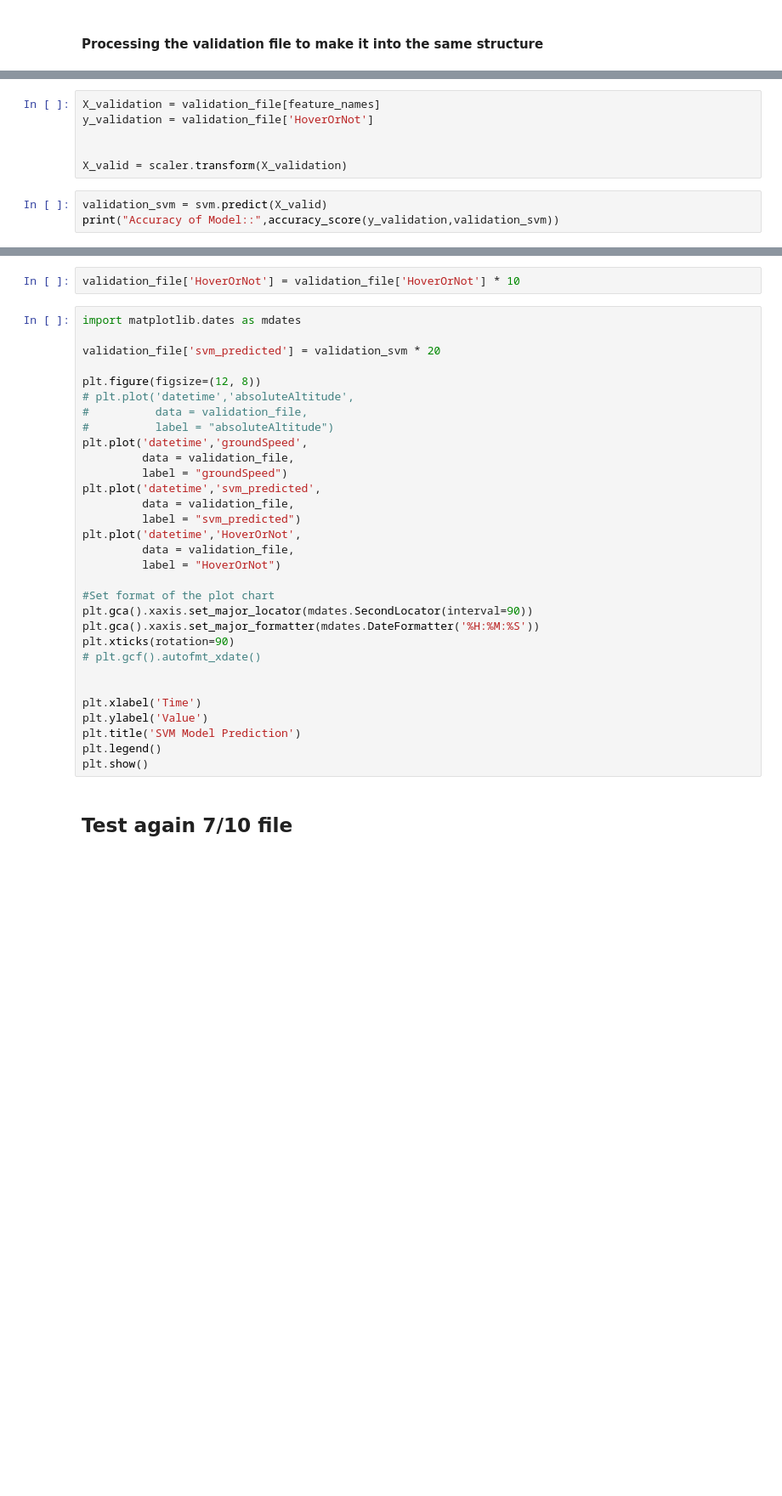
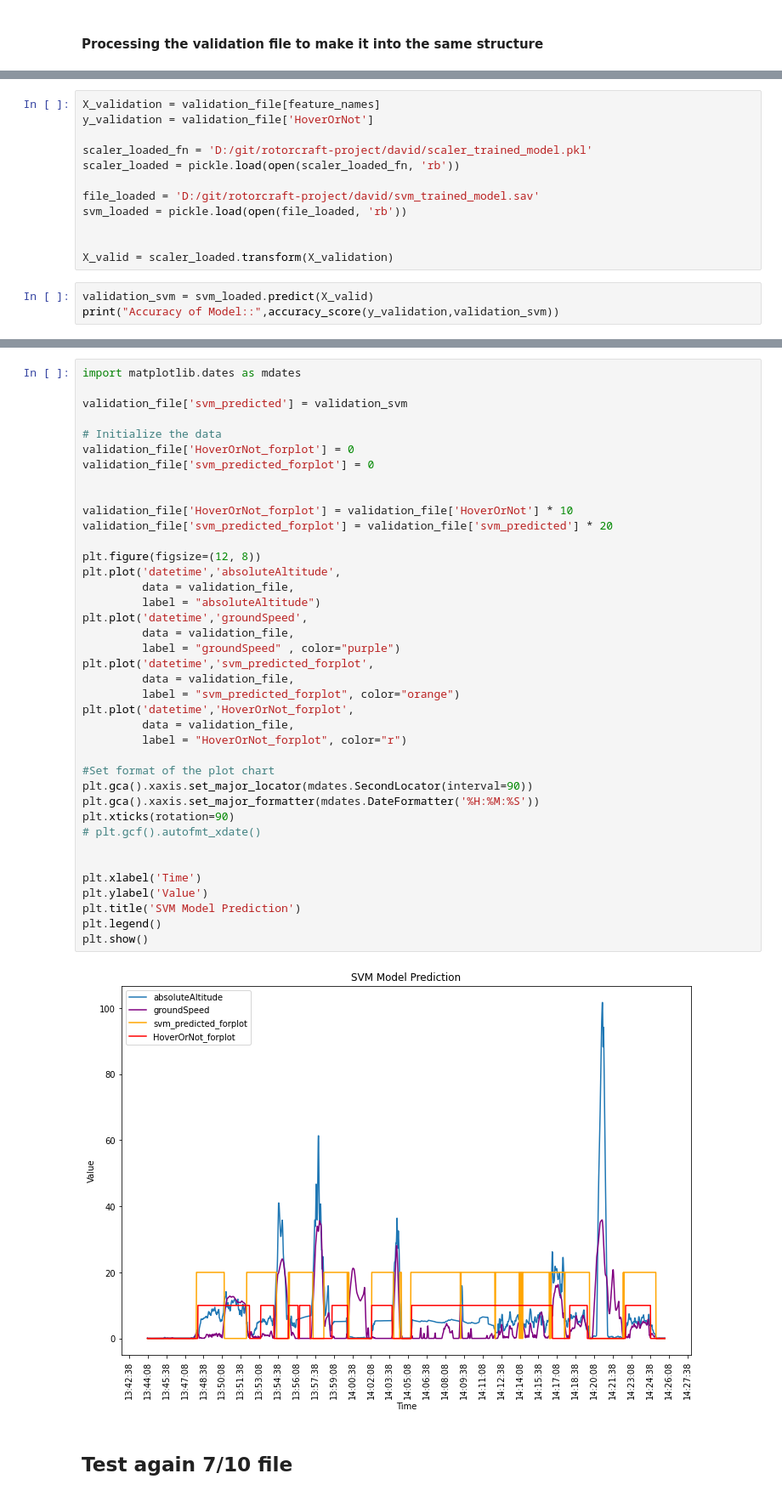
Before and after one commit to davyeno/rotorcraft-project, a Jupyter notebook: david/0712-file-processed-with-visualization-grant-chart.ipynb, the cells around one changed output, grey strips where cells are left out. Shown at 85% size. Saved outputs shown, nothing was run; the diff lists cells and outputs as text; blank space fills up the shorter version.

```diff
--- a/david/0712-file-processed-with-visualization-grant-chart.ipynb
+++ b/david/0712-file-processed-with-visualization-grant-chart.ipynb
@@ -443,8 +422,14 @@ D:\School\Graduate 2022 Summer\Data\OneDrive_1_7-3-2022
 X_validation = validation_file[feature_names]
 y_validation = validation_file['HoverOrNot']
 
+scaler_loaded_fn = 'D:/git/rotorcraft-project/david/scaler_trained_model.pkl'
+scaler_loaded = pickle.load(open(scaler_loaded_fn, 'rb'))
 
-X_valid = scaler.transform(X_validation)
+file_loaded = 'D:/git/rotorcraft-project/david/svm_trained_model.sav'
+svm_loaded = pickle.load(open(file_loaded, 'rb'))
+
+
+X_valid = scaler_loaded.transform(X_validation)
 # %%
-validation_svm = svm.predict(X_valid)
+validation_svm = svm_loaded.predict(X_valid)
 print("Accuracy of Model::",accuracy_score(y_validation,validation_svm))
@@ -451,36 +438,44 @@ print("Accuracy of Model::",accuracy_score(y_validation,validation_svm))
-# %%
-validation_file['HoverOrNot'] = validation_file['HoverOrNot'] * 10
 # %%
 import matplotlib.dates as mdates
 
-validation_file['svm_predicted'] = validation_svm * 20
+validation_file['svm_predicted'] = validation_svm
+
+# Initialize the data
+validation_file['HoverOrNot_forplot'] = 0
+validation_file['svm_predicted_forplot'] = 0
+
+
+validation_file['HoverOrNot_forplot'] = validation_file['HoverOrNot'] * 10
+validation_file['svm_predicted_forplot'] = validation_file['svm_predicted'] * 20
 
 plt.figure(figsize=(12, 8))
-# plt.plot('datetime','absoluteAltitude',
-#          data = validation_file,
-#          label = "absoluteAltitude")
+plt.plot('datetime','absoluteAltitude',
+         data = validation_file,
+         label = "absoluteAltitude")
 plt.plot('datetime','groundSpeed',
          data = validation_file,
-         label = "groundSpeed")
-plt.plot('datetime','svm_predicted',
+         label = "groundSpeed" , color="purple")
+plt.plot('datetime','svm_predicted_forplot',
          data = validation_file,
-         label = "svm_predicted")
-plt.plot('datetime','HoverOrNot',
+         label = "svm_predicted_forplot", color="orange")
+plt.plot('datetime','HoverOrNot_forplot',
          data = validation_file,
-         label = "HoverOrNot")
+         label = "HoverOrNot_forplot", color="r")
 
 #Set format of the plot chart
 plt.gca().xaxis.set_major_locator(mdates.SecondLocator(interval=90))
 plt.gca().xaxis.set_major_formatter(mdates.DateFormatter('%H:%M:%S'))
 plt.xticks(rotation=90)
 # plt.gcf().autofmt_xdate()
 
 
 plt.xlabel('Time')
 plt.ylabel('Value')
 plt.title('SVM Model Prediction')
 plt.legend()
 plt.show()
+# %% [output]
+[figure, added]
 # %% [markdown]
 <h2> Test again 7/10 file
 # %%
```
Also changed, not shown: parts of 28 cells of this notebook, 3 other files.
